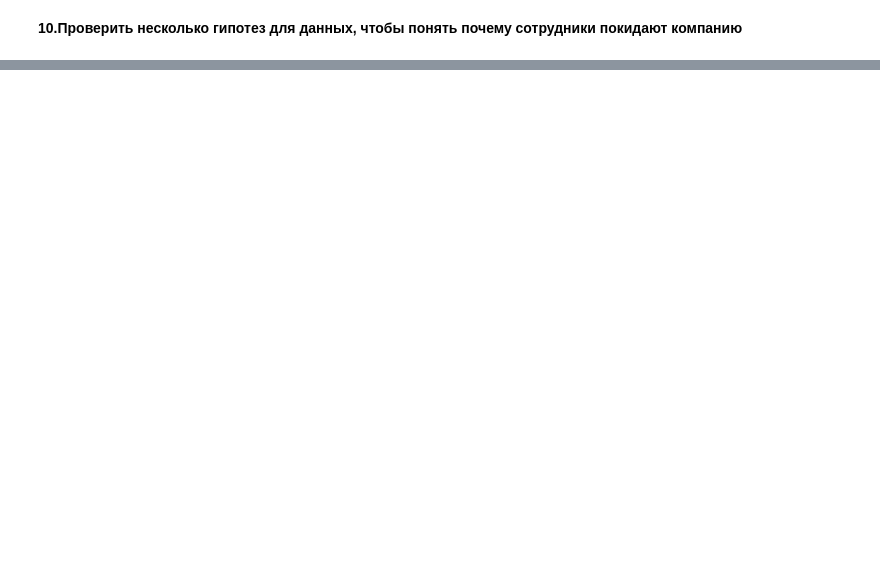
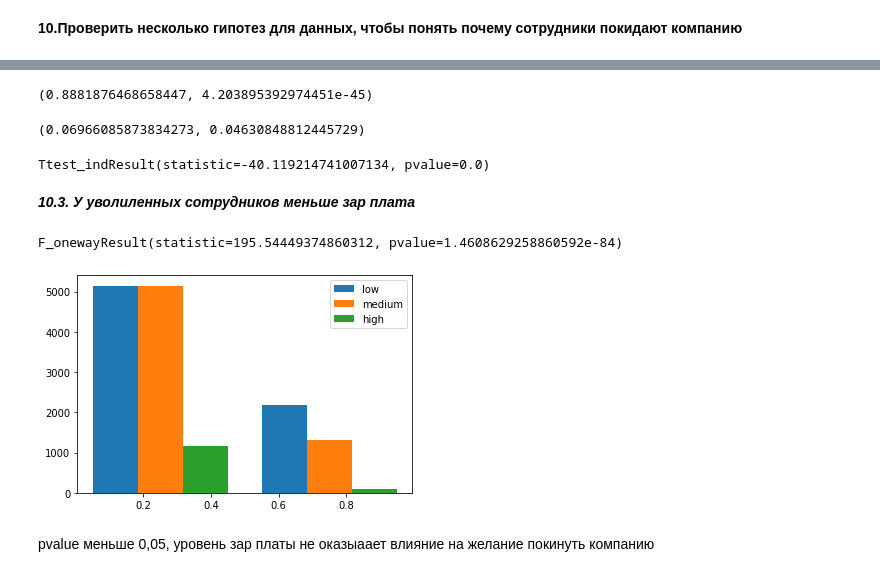
Before and after one commit to DmitryTrufanov/pyda-10-diplom, a Jupyter notebook: Diplom_Python.ipynb, the cells around one changed output, grey strips where cells are left out. Saved outputs shown, nothing was run; the diff lists cells and outputs as text; code cells hidden in the pictures; blank space fills up the shorter version.

```diff
--- a/Diplom_Python.ipynb
+++ b/Diplom_Python.ipynb
@@ -166,0 +271,12 @@ print(f'уволилось сотрудников: {len(df[df["left"] == 1])}')
+# %%
+sts.shapiro(df_sat_left)
+# %% [output]
+(0.8881876468658447, 4.203895392974451e-45)
+# %%
+statistics.variance(df_sat_left), statistics.variance(df_sat_no_left)
+# %% [output]
+(0.06966085873834273, 0.04630848812445729)
+# %%
+sts.ttest_ind(df_sat_left, df_sat_no_left, equal_var=False)
+# %% [output]
+Ttest_indResult(statistic=-40.119214741007134, pvalue=0.0)
@@ -166,0 +286,18 @@ print(f'уволилось сотрудников: {len(df[df["left"] == 1])}')
+# %% [markdown]
+***10.3. У уволиленных сотрудников меньше зар плата***
+# %%
+class_salary_1 = df[df['salary']=='low']['left']
+class_salary_2 = df[df['salary']=='medium']['left']
+class_salary_3 = df[df['salary']=='high']['left']
+
+stats.f_oneway(class_salary_1, class_salary_2, class_salary_3)
+# %% [output]
+F_onewayResult(statistic=195.54449374860312, pvalue=1.4608629258860592e-84)
+# %%
+plt.hist([class_salary_1, class_salary_2, class_salary_3], bins = 2, label=['low', 'medium', 'high'])
+plt.legend(loc='upper right')
+plt.show()
+# %% [output]
+[figure, added]
+# %% [markdown]
+pvalue меньше 0,05, уровень зар платы не оказыаает влияние на желание покинуть компанию
```
Also changed, not shown: parts of 37 cells of this notebook.
